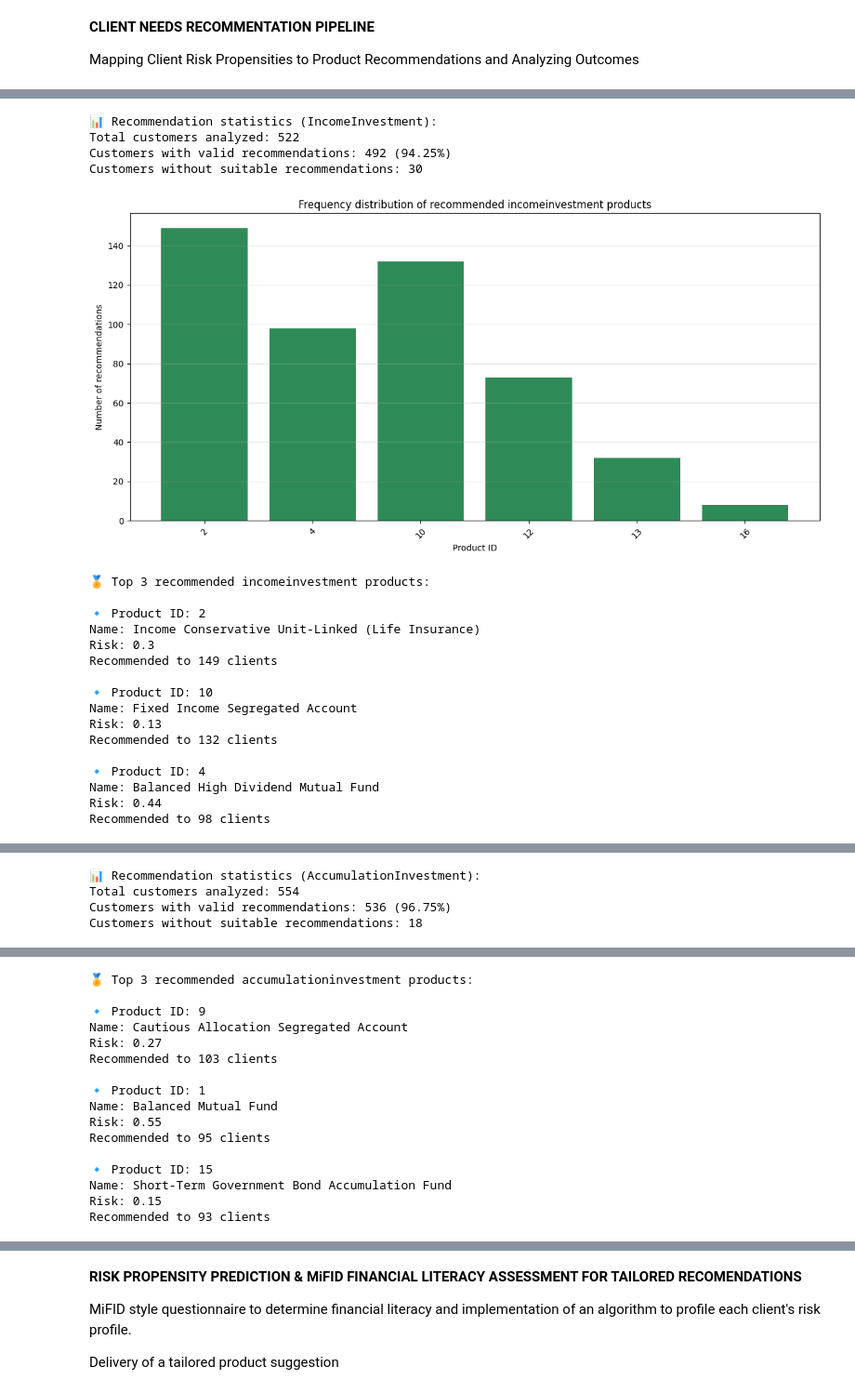
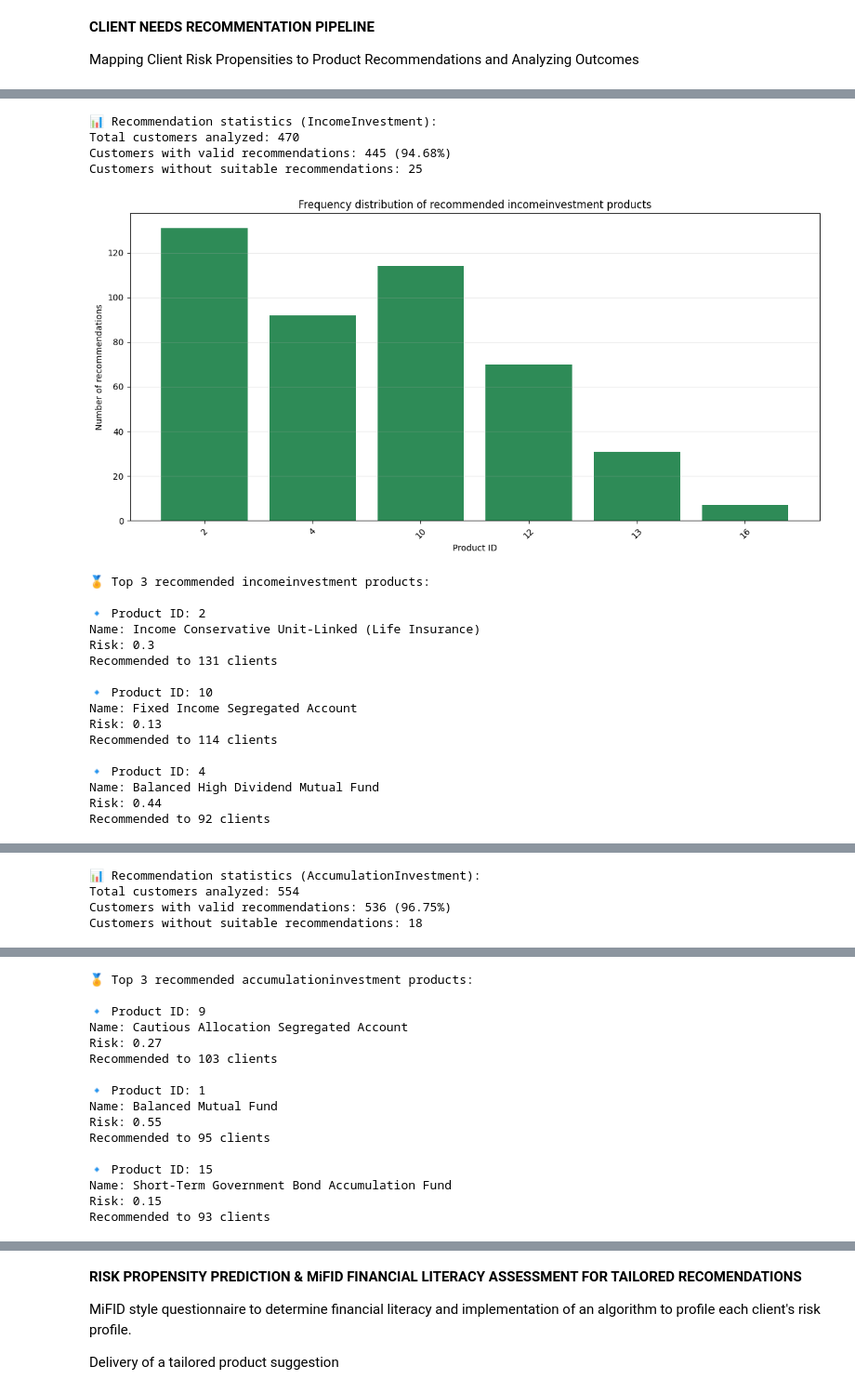
Before and after one commit to aporrini/Financial-Product-Recommender, a Jupyter notebook: Final_proj.ipynb, the cells around one changed output, grey strips where cells are left out. Shown at 93% size. Drawn from its saved outputs; the diff is of its cells as text; code cells hidden in the pictures.

```diff
--- a/Final_proj.ipynb
+++ b/Final_proj.ipynb
@@ -979,7 +979,7 @@ product_name_map = {
 products_df['ProductName'] = products_df['IDProduct'].map(product_name_map)
 
 # Function to build recommendation DataFrame using Naive Bayes approach
-def build_nba_df(y_pred, X_test, product_type_label, epsilon=0.05):
+def build_nba_df(y_pred, X_test, product_type_label, epsilon=-0.025):
     client_indices = np.where(y_pred == 1)[0]  # indices of clients predicted positive
     client_ids = needs_df.iloc[X_test.index[client_indices]].index.values
     client_risks = X_test.iloc[client_indices]['RiskPropensity'].values
@@ -1017,7 +1017,7 @@ def build_nba_df(y_pred, X_test, product_type_label, epsilon=0.05):
     return pd.DataFrame(nba_records)
 
 # Function to analyze and plot recommendation outcomes
-def plot_recommendation_analysis(nba_df, label, epsilon=0.05, color='#4682B4'):
+def plot_recommendation_analysis(nba_df, label, epsilon=-0.025, color='#4682B4'):
 
     # Distribution of client risk propensities
     plt.figure(figsize=(10, 6))
@@ -1066,7 +1066,7 @@ def plot_recommendation_analysis(nba_df, label, epsilon=0.05, color='#4682B4'):
                      c=nba_df['ProductRiskLevel'], cmap='viridis', s=80, alpha=0.9)
     max_val = max(nba_df['ClientRiskPropensity'].max(), nba_df['ProductRiskLevel'].max()) + epsilon + 0.05
     x_vals = np.linspace(0, max_val, 500)
-    plt.fill_between(x_vals, x_vals, x_vals + epsilon, color='red', alpha=0.2, label=f'Excess Risk Zone (+ε={epsilon})')
+    plt.fill_between(x_vals, x_vals, x_vals + epsilon, color='red', alpha=0.2, label=f'Excess Risk Zone (ε={epsilon})')
     plt.plot(x_vals, x_vals, 'r--', label='Perfect match', alpha=0.8)
     plt.plot(x_vals, x_vals + epsilon, 'r:', alpha=0.5)
     plt.colorbar(sc, label='Product Risk Level')
@@ -1079,7 +1079,7 @@ def plot_recommendation_analysis(nba_df, label, epsilon=0.05, color='#4682B4'):
     plt.show()
 
 # Build and visualize recommendations for Income and Accumulation
-epsilon = 0.025
+epsilon = -0.025
 nba_income = build_nba_df(preds_i, X_test_i, product_type_label=0, epsilon=epsilon)
 nba_accum  = build_nba_df(preds_a, X_test_a, product_type_label=1, epsilon=epsilon)
 
@@ -1180,7 +1180,7 @@ product_name_map = {
 products_df['ProductName'] = products_df['IDProduct'].map(product_name_map)
 
 # Function to build recommendation DataFrame based on predicted need and risk tolerance
-def build_nba_df(y_pred, X_test, product_type_label, epsilon=0.05):
+def build_nba_df(y_pred, X_test, product_type_label, epsilon=-0.025):
 
     # Identify indices of clients predicted positive for this investment typ
     client_indices = np.where(y_pred == 1)[0]
@@ -1225,7 +1225,7 @@ def build_nba_df(y_pred, X_test, product_type_label, epsilon=0.05):
     return pd.DataFrame(nba_records)
 
 # Function to analyze and visualize recommendation results
-def plot_recommendation_analysis(nba_df, label, epsilon=0.05, color='#4682B4'):
+def plot_recommendation_analysis(nba_df, label, epsilon=-0.025, color='#4682B4'):
 
     # 1) Histogram of client risk propensities
     plt.figure(figsize=(10, 6))
@@ -1287,7 +1287,7 @@ def plot_recommendation_analysis(nba_df, label, epsilon=0.05, color='#4682B4'):
     plt.show()
 
 # Execute recommendation build and analysis for Income and Accumulation
-epsilon = 0.025
+epsilon = -0.025
 nba_income = build_nba_df(preds_i, X_test_i, product_type_label=0, epsilon=epsilon)
 nba_accum  = build_nba_df(preds_a, X_test_a, product_type_label=1, epsilon=epsilon)
 
@@ -1298,24 +1298,24 @@ plot_recommendation_analysis(nba_accum,  'AccumulationInvestment', epsilon=epsil
 📊 Recommendation statistics (IncomeInvestment):
-Total customers analyzed: 522
-Customers with valid recommendations: 492 (94.25%)
-Customers without suitable recommendations: 30
+Total customers analyzed: 470
+Customers with valid recommendations: 445 (94.68%)
+Customers without suitable recommendations: 25
-[figure, old version]
+[figure, new version]
 🏅 Top 3 recommended incomeinvestment products:
 
 🔹 Product ID: 2
 Name: Income Conservative Unit-Linked (Life Insurance)
 Risk: 0.3
-Recommended to 149 clients
+Recommended to 131 clients
 
 🔹 Product ID: 10
 Name: Fixed Income Segregated Account
 Risk: 0.13
-Recommended to 132 clients
+Recommended to 114 clients
 
 🔹 Product ID: 4
 Name: Balanced High Dividend Mutual Fund
 Risk: 0.44
-Recommended to 98 clients
+Recommended to 92 clients
 [figure]
 [figure]
 📊 Recommendation statistics (AccumulationInvestment):
```
Also changed, not shown: parts of 4 cells of this notebook.
